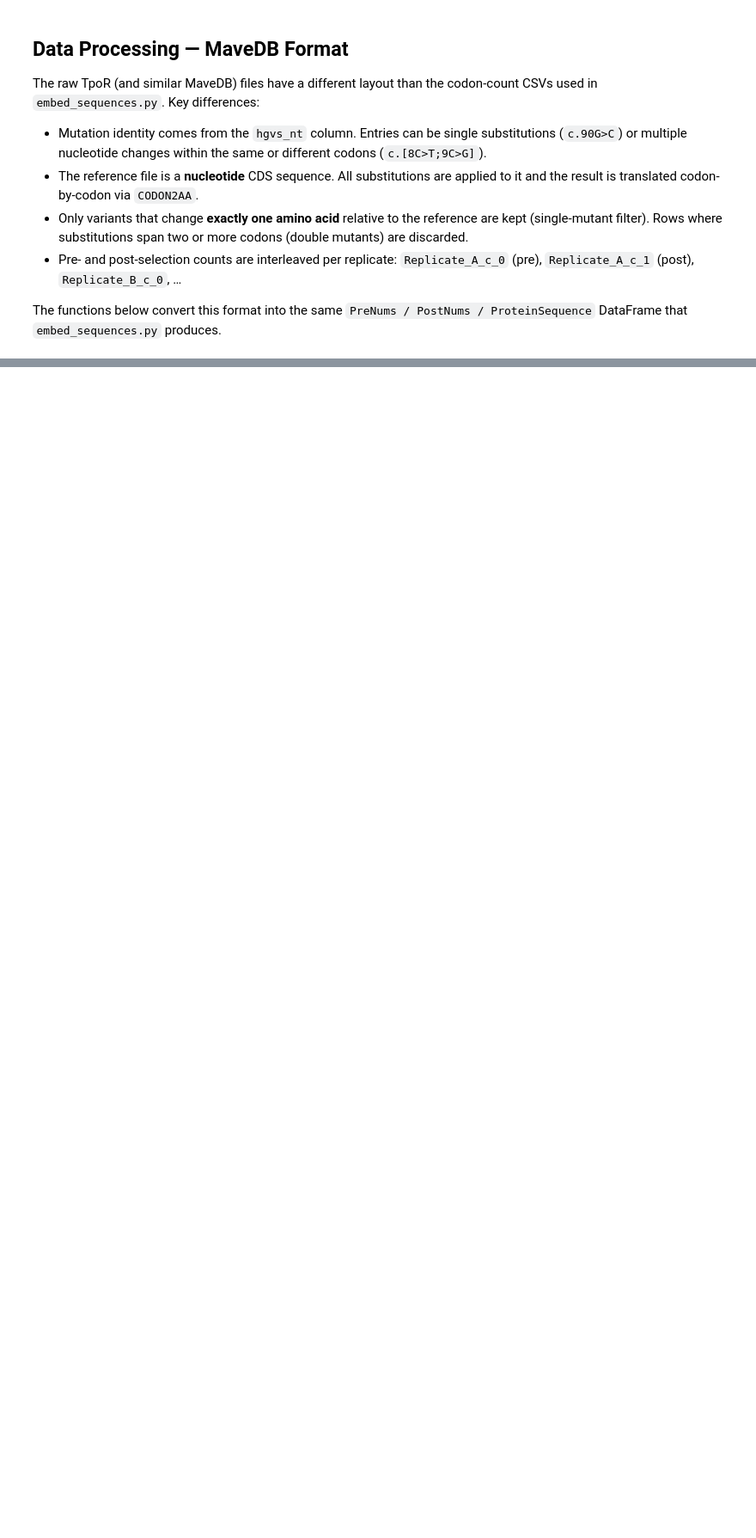
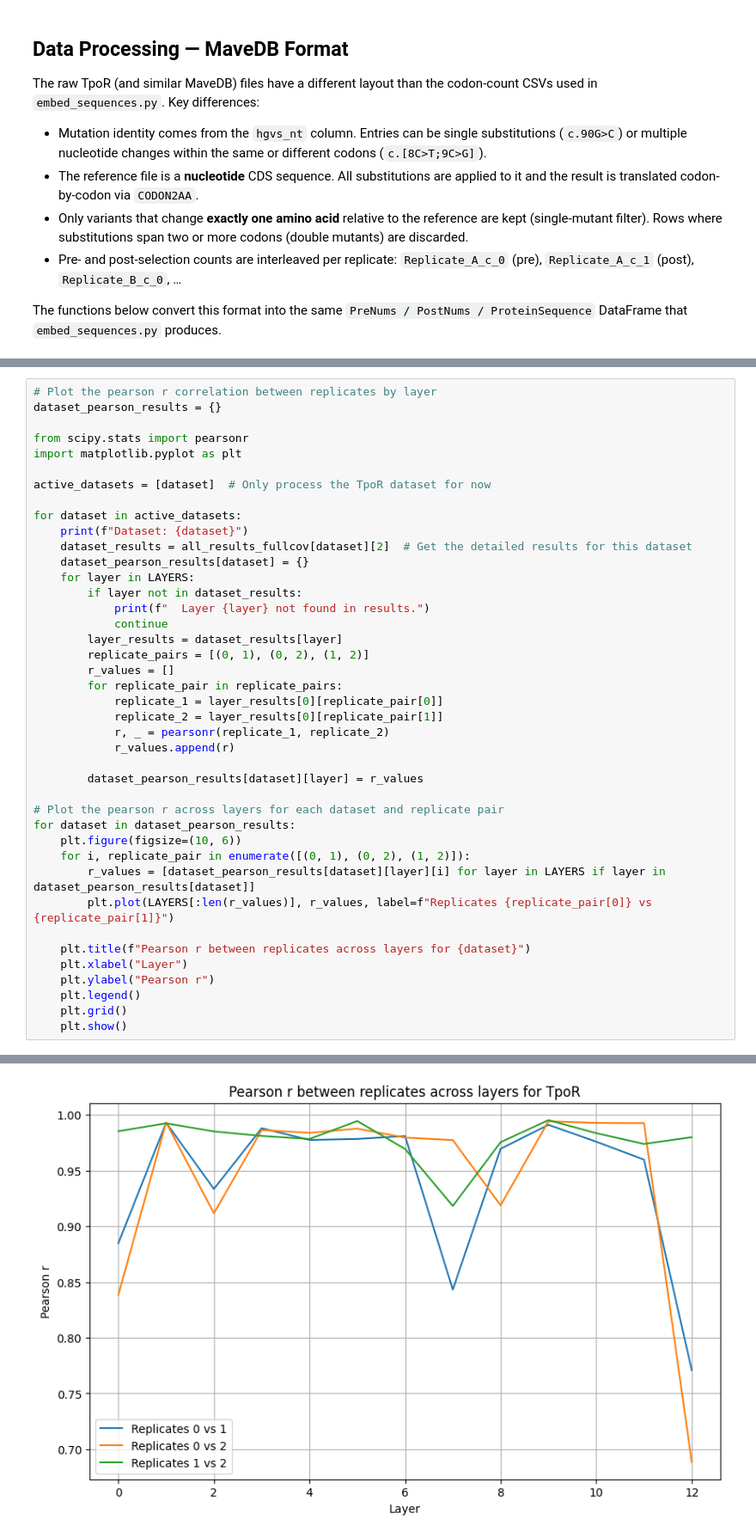
Before and after one commit to dylanwells37/esmDMS, a Jupyter notebook: notebook_analysis/test.ipynb, the cells around one changed output, grey strips where cells are left out. Shown at 86% size. Saved outputs shown, nothing was run; the diff lists cells and outputs as text; blank space fills up the shorter version.

```diff
--- a/notebook_analysis/test.ipynb
+++ b/notebook_analysis/test.ipynb
@@ -370,0 +271,42 @@ T1N, W29S       NETAWISLVTALHLVLGLSAVLGLLLLRSQF
+# %%
+# Plot the pearson r correlation between replicates by layer
+dataset_pearson_results = {}
+
+from scipy.stats import pearsonr
+import matplotlib.pyplot as plt
+
+active_datasets = [dataset]  # Only process the TpoR dataset for now
+
+for dataset in active_datasets:
+    print(f"Dataset: {dataset}")
+    dataset_results = all_results_fullcov[dataset][2]  # Get the detailed results for this dataset
+    dataset_pearson_results[dataset] = {}
+    for layer in LAYERS:
+        if layer not in dataset_results:
+            print(f"  Layer {layer} not found in results.")
+            continue
+        layer_results = dataset_results[layer]
+        replicate_pairs = [(0, 1), (0, 2), (1, 2)]
+        r_values = []
+        for replicate_pair in replicate_pairs:
+            replicate_1 = layer_results[0][replicate_pair[0]]
+            replicate_2 = layer_results[0][replicate_pair[1]]
+            r, _ = pearsonr(replicate_1, replicate_2)
+            r_values.append(r)
+
+        dataset_pearson_results[dataset][layer] = r_values
+
+# Plot the pearson r across layers for each dataset and replicate pair
+for dataset in dataset_pearson_results:
+    plt.figure(figsize=(10, 6))
+    for i, replicate_pair in enumerate([(0, 1), (0, 2), (1, 2)]):
+        r_values = [dataset_pearson_results[dataset][layer][i] for layer in LAYERS if layer in dataset_pearson_results[dataset]]
+        plt.plot(LAYERS[:len(r_values)], r_values, label=f"Replicates {replicate_pair[0]} vs {replicate_pair[1]}")
+
+    plt.title(f"Pearson r between replicates across layers for {dataset}")
+    plt.xlabel("Layer")
+    plt.ylabel("Pearson r")
+    plt.legend()
+    plt.grid()
+    plt.show()
+# %% [output]
@@ -370,0 +314 @@ T1N, W29S       NETAWISLVTALHLVLGLSAVLGLLLLRSQF
+[figure, added]
```
Also changed, not shown: parts of 20 cells of this notebook, 1 other file.
